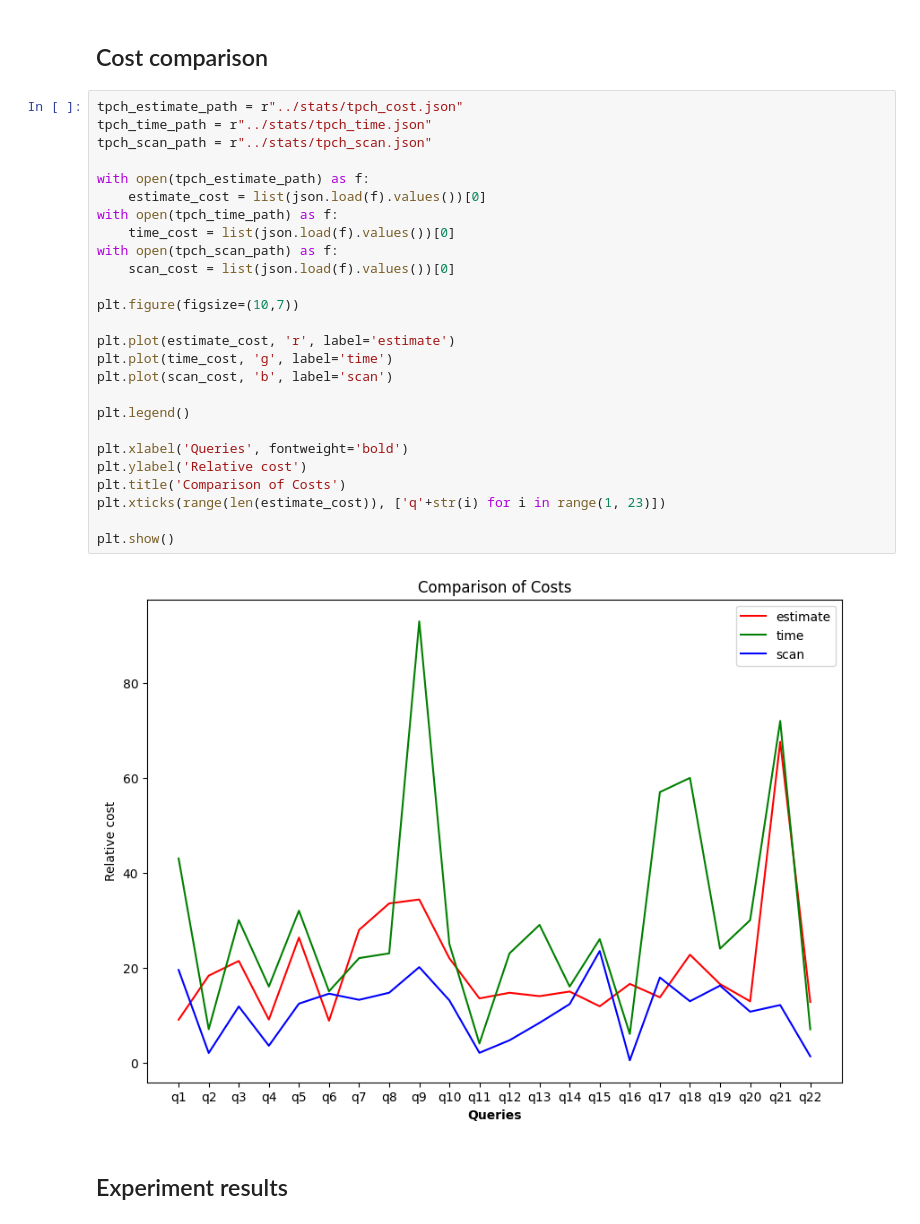
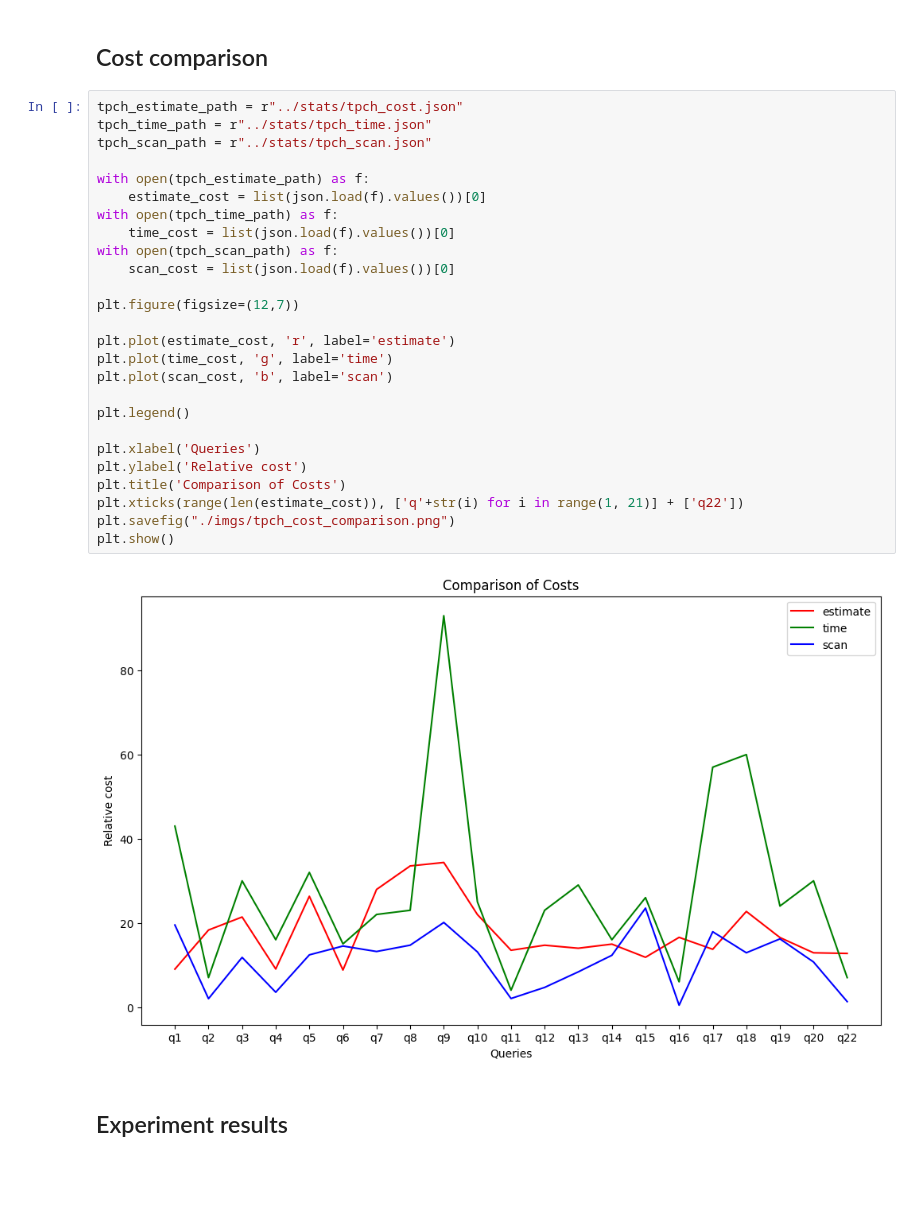
Before and after one commit to pixelsdb/pixels, a Jupyter notebook: pixels-amphi/pixels-amphi-worker/benchmark/scripts/visualize.ipynb, the cells around one changed output. Drawn from its saved outputs; the diff is of its cells as text; blank space fills up the shorter version.

```diff
--- a/pixels-amphi/pixels-amphi-worker/benchmark/scripts/visualize.ipynb
+++ b/pixels-amphi/pixels-amphi-worker/benchmark/scripts/visualize.ipynb
@@ -104,31 +104,31 @@ plt.show()
 # %%
 tpch_estimate_path = r"../stats/tpch_cost.json"
 tpch_time_path = r"../stats/tpch_time.json"
 tpch_scan_path = r"../stats/tpch_scan.json"
 
 with open(tpch_estimate_path) as f:
     estimate_cost = list(json.load(f).values())[0]
 with open(tpch_time_path) as f:
     time_cost = list(json.load(f).values())[0]
 with open(tpch_scan_path) as f:
     scan_cost = list(json.load(f).values())[0]
 
-plt.figure(figsize=(10,7))
+plt.figure(figsize=(12,7))
 
 plt.plot(estimate_cost, 'r', label='estimate')
 plt.plot(time_cost, 'g', label='time')
 plt.plot(scan_cost, 'b', label='scan')
 
 plt.legend()
 
-plt.xlabel('Queries', fontweight='bold')
+plt.xlabel('Queries')
 plt.ylabel('Relative cost')
 plt.title('Comparison of Costs')
-plt.xticks(range(len(estimate_cost)), ['q'+str(i) for i in range(1, 23)])
-
+plt.xticks(range(len(estimate_cost)), ['q'+str(i) for i in range(1, 21)] + ['q22'])
+plt.savefig("./imgs/tpch_cost_comparison.png")
 plt.show()
 # %% [output]
-[figure, old version]
+[figure, new version]
 # %% [markdown]
 ## Experiment results
 # %%
```
Also changed, not shown: parts of 1 cell of this notebook, 6 other files.
